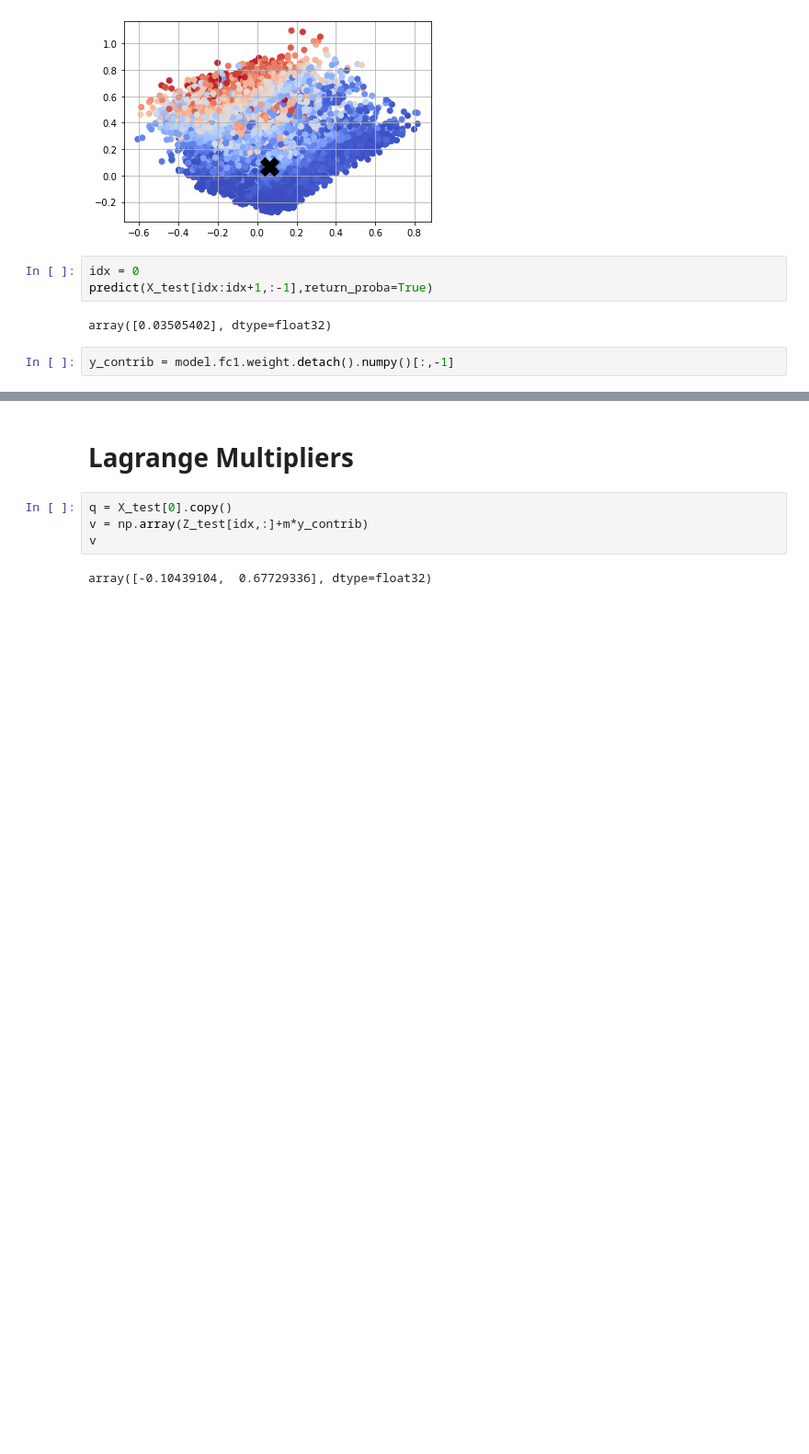
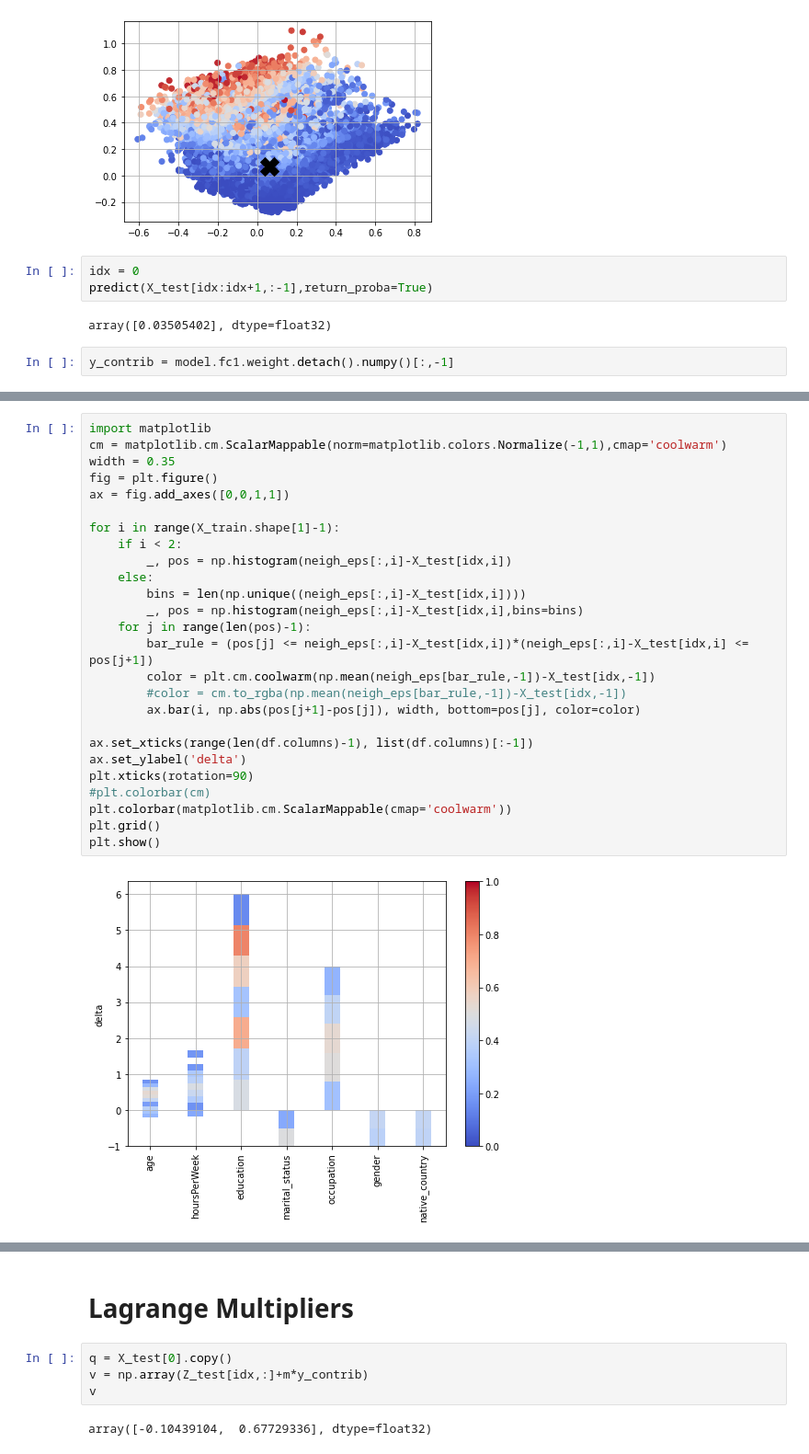
Before and after one commit to francescobodria/posthoc-similaryclass-counterfactuals, a Jupyter notebook: Adult_Mixed_distance.ipynb, the cells around one changed output, grey strips where cells are left out. Shown: that part at 92% size. Saved outputs shown, nothing was run; the diff lists cells and outputs as text; blank space fills up the shorter version.

```diff
--- a/Adult_Mixed_distance.ipynb
+++ b/Adult_Mixed_distance.ipynb
@@ -288,0 +306,28 @@ array([0.28057063, 0.15774645, 0.21404687, 0.10454444, 0.05220185,
+# %%
+import matplotlib
+cm = matplotlib.cm.ScalarMappable(norm=matplotlib.colors.Normalize(-1,1),cmap='coolwarm')
+width = 0.35
+fig = plt.figure()
+ax = fig.add_axes([0,0,1,1])
+
+for i in range(X_train.shape[1]-1):
+    if i < 2:
+        _, pos = np.histogram(neigh_eps[:,i]-X_test[idx,i])
+    else:
+        bins = len(np.unique((neigh_eps[:,i]-X_test[idx,i])))
+        _, pos = np.histogram(neigh_eps[:,i]-X_test[idx,i],bins=bins)
+    for j in range(len(pos)-1):
+        bar_rule = (pos[j] <= neigh_eps[:,i]-X_test[idx,i])*(neigh_eps[:,i]-X_test[idx,i] <= pos[j+1])
+        color = plt.cm.coolwarm(np.mean(neigh_eps[bar_rule,-1])-X_test[idx,-1])
+        #color = cm.to_rgba(np.mean(neigh_eps[bar_rule,-1])-X_test[idx,-1])
+        ax.bar(i, np.abs(pos[j+1]-pos[j]), width, bottom=pos[j], color=color)
+
+ax.set_xticks(range(len(df.columns)-1), list(df.columns)[:-1])
+ax.set_ylabel('delta')
+plt.xticks(rotation=90)
+#plt.colorbar(cm)
+plt.colorbar(matplotlib.cm.ScalarMappable(cmap='coolwarm'))
+plt.grid()
+plt.show()
+# %% [output]
+[figure, added]
```
Also changed, not shown: parts of 16 cells of this notebook.
